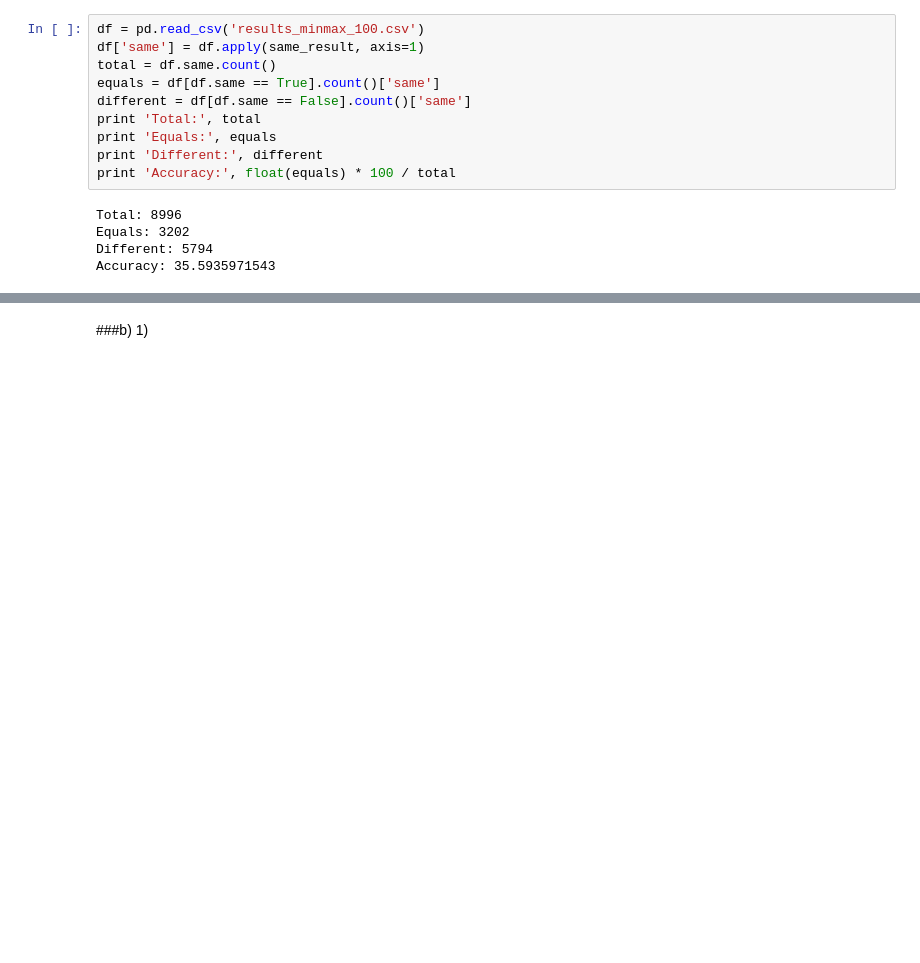
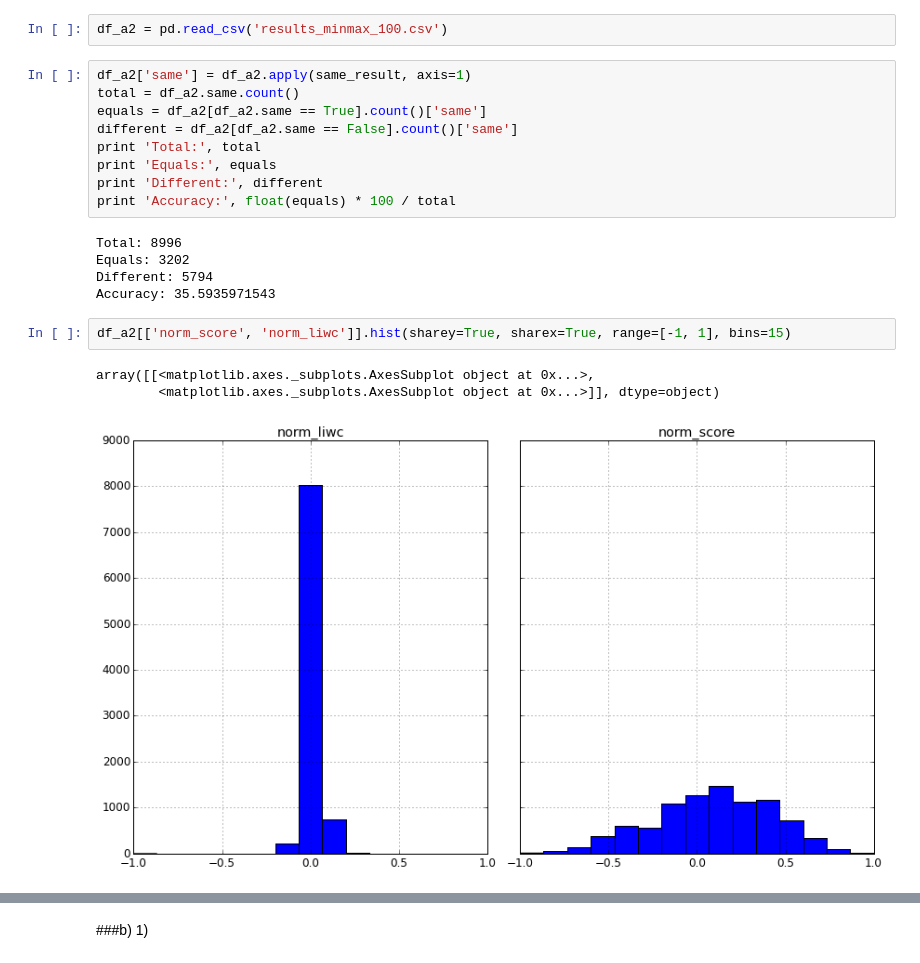
Before and after one commit to mavillard/liwc, a Jupyter notebook: comparison.ipynb, the cells around one changed output, grey strips where cells are left out. Saved outputs shown, nothing was run; the diff lists cells and outputs as text; blank space fills up the shorter version.

```diff
--- a/comparison.ipynb
+++ b/comparison.ipynb
@@ -130,9 +59,10 @@ both_df.plot(kind='bar', color=['g', 'b'])
+# %%
+df_a2 = pd.read_csv('results_minmax_100.csv')
 # %%
-df = pd.read_csv('results_minmax_100.csv')
-df['same'] = df.apply(same_result, axis=1)
-total = df.same.count()
-equals = df[df.same == True].count()['same']
-different = df[df.same == False].count()['same']
+df_a2['same'] = df_a2.apply(same_result, axis=1)
+total = df_a2.same.count()
+equals = df_a2[df_a2.same == True].count()['same']
+different = df_a2[df_a2.same == False].count()['same']
 print 'Total:', total
 print 'Equals:', equals
 print 'Different:', different
@@ -142,3 +72,9 @@ Total: 8996
 Equals: 3202
 Different: 5794
 Accuracy: 35.5935971543
+# %%
+df_a2[['norm_score', 'norm_liwc']].hist(sharey=True, sharex=True, range=[-1, 1], bins=15)
+# %% [output]
+array([[<matplotlib.axes._subplots.AxesSubplot object at 0x...>,
+        <matplotlib.axes._subplots.AxesSubplot object at 0x...>]], dtype=object)
+[figure, added]
```
Also changed, not shown: parts of 38 cells of this notebook.
